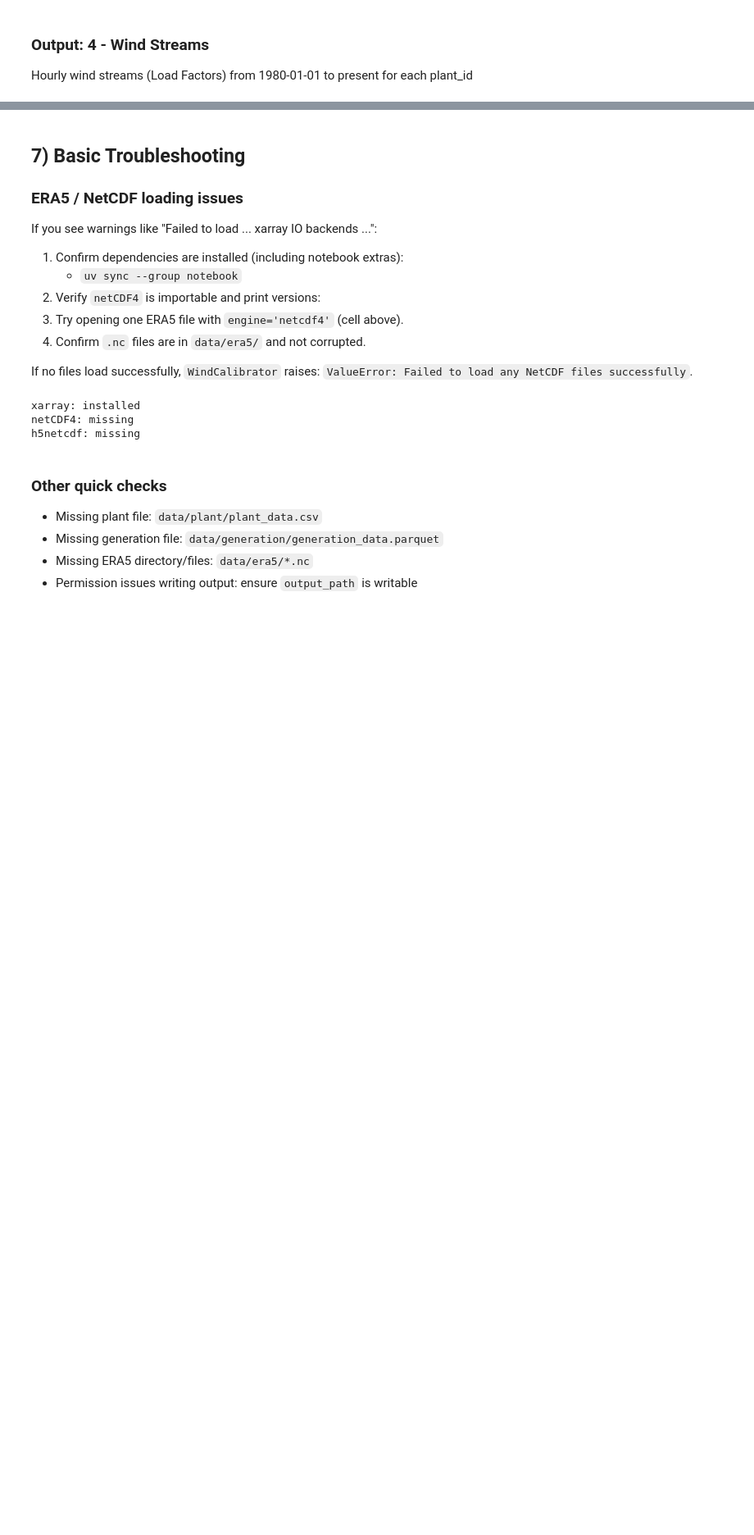
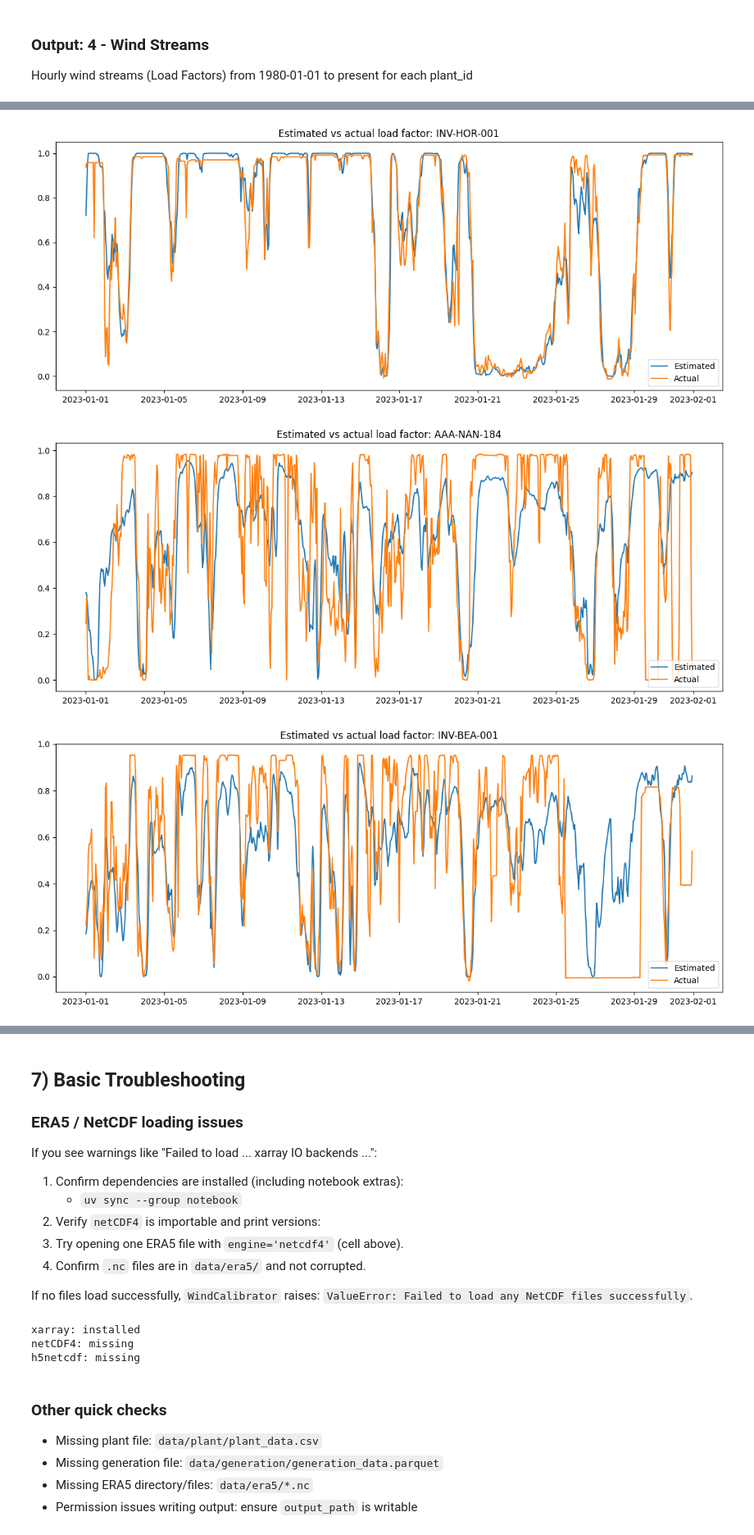
Before and after one commit to LCCC-Tech/rencal, a Jupyter notebook: wind_calibration_tutorial.ipynb, the cells around one changed output, grey strips where cells are left out. Shown at 82% size. Saved outputs shown, nothing was run; the diff lists cells and outputs as text; code cells hidden in the pictures; blank space fills up the shorter version.

```diff
--- a/wind_calibration_tutorial.ipynb
+++ b/wind_calibration_tutorial.ipynb
@@ -303 +324,43 @@ display(wind_streams)
+# %%
+wind_long = wind_streams.rename(columns={"Times": "time"}).melt(
+    id_vars="time",
+    var_name="cfd_id",
+    value_name="estimated_load_factor",
+)
+
+wind_long["time"] = pd.to_datetime(wind_long["time"], utc=True)
+generation_data["time"] = pd.to_datetime(generation_data["time"], utc=True)
+
+generation_data_capacity = generation_data.merge(
+    plant_data[["cfd_id", "capacity"]],
+    on="cfd_id",
+    how="inner",
+)
+
+generation_data_capacity["actual_load_factor"] = (
+    generation_data_capacity["quantity"] / generation_data_capacity["capacity"]
+)
+
+df = wind_long.merge(
+    generation_data_capacity[["cfd_id", "time", "actual_load_factor"]],
+    on=["cfd_id", "time"],
+    how="inner",
+)
+
+plant_ids = ["INV-HOR-001", "AAA-NAN-184", "INV-BEA-001"]
+
+for plant_id in plant_ids:
+    plot_df = df[df["cfd_id"] == plant_id].sort_values("time")
+
+    fig, ax = plt.subplots(figsize=(12, 5))
+    ax.plot(plot_df["time"], plot_df["estimated_load_factor"], label="Estimated")
+    ax.plot(plot_df["time"], plot_df["actual_load_factor"], label="Actual")
+    ax.set_title(f"Estimated vs actual load factor: {plant_id}")
+    ax.legend(loc = 'lower right', facecolor = 'white')
+    plt.tight_layout()
+    plt.show()
+# %% [output]
+[figure, added]
+[figure, added]
+[figure, added]
 # %% [markdown]
```
Also changed, not shown: parts of 17 cells of this notebook.
